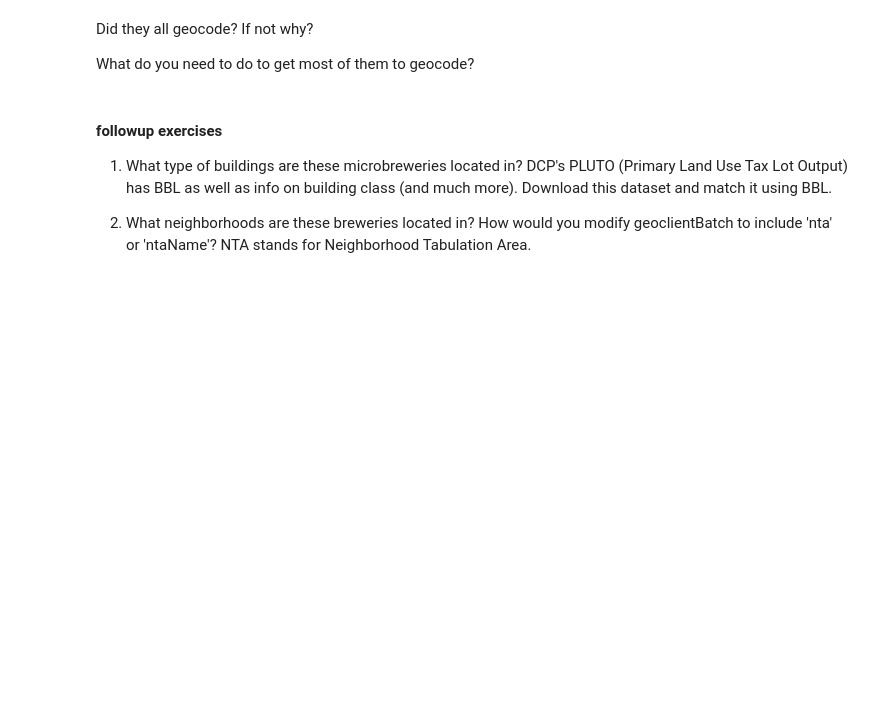
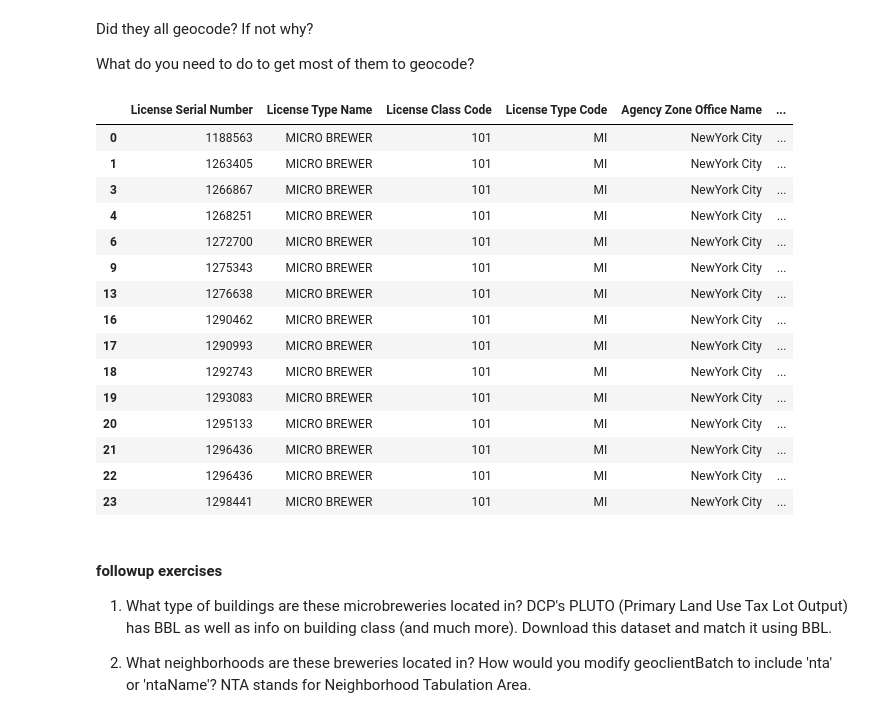
Before and after one commit to deenapatel/geocode, a Jupyter notebook: GeoclientTutorial.ipynb, the cells around one changed output. Cells and saved outputs as stored; diff of their text form; code cells hidden in the pictures; blank space fills up the shorter version.

Commit message:
edited to work with current geoclient errors

```diff
--- a/GeoclientTutorial.ipynb
+++ b/GeoclientTutorial.ipynb
@@ -118,3 +196,22 @@ mblic[mblic.geoBBL=='']
+# %%
+mblic[mblic.geocodedBBL.str.contains('Error')]
+# %% [output]
+|  | License Serial Number | License Type Name | License Class Code | License Type Code | Agency Zone Office Name | ... |
+| 0 | 1188563 | MICRO BREWER | 101 | MI | NewYork City | ... |
+| 1 | 1263405 | MICRO BREWER | 101 | MI | NewYork City | ... |
+| 3 | 1266867 | MICRO BREWER | 101 | MI | NewYork City | ... |
+| 4 | 1268251 | MICRO BREWER | 101 | MI | NewYork City | ... |
+| 6 | 1272700 | MICRO BREWER | 101 | MI | NewYork City | ... |
+| 9 | 1275343 | MICRO BREWER | 101 | MI | NewYork City | ... |
+| 13 | 1276638 | MICRO BREWER | 101 | MI | NewYork City | ... |
+| 16 | 1290462 | MICRO BREWER | 101 | MI | NewYork City | ... |
+| 17 | 1290993 | MICRO BREWER | 101 | MI | NewYork City | ... |
+| 18 | 1292743 | MICRO BREWER | 101 | MI | NewYork City | ... |
+| 19 | 1293083 | MICRO BREWER | 101 | MI | NewYork City | ... |
+| 20 | 1295133 | MICRO BREWER | 101 | MI | NewYork City | ... |
+| 21 | 1296436 | MICRO BREWER | 101 | MI | NewYork City | ... |
+| 22 | 1296436 | MICRO BREWER | 101 | MI | NewYork City | ... |
+| 23 | 1298441 | MICRO BREWER | 101 | MI | NewYork City | ... |
 # %% [markdown]
 #### followup exercises
 1. What type of buildings are these microbreweries located in?
```
Also changed, not shown: parts of 6 cells of this notebook.
